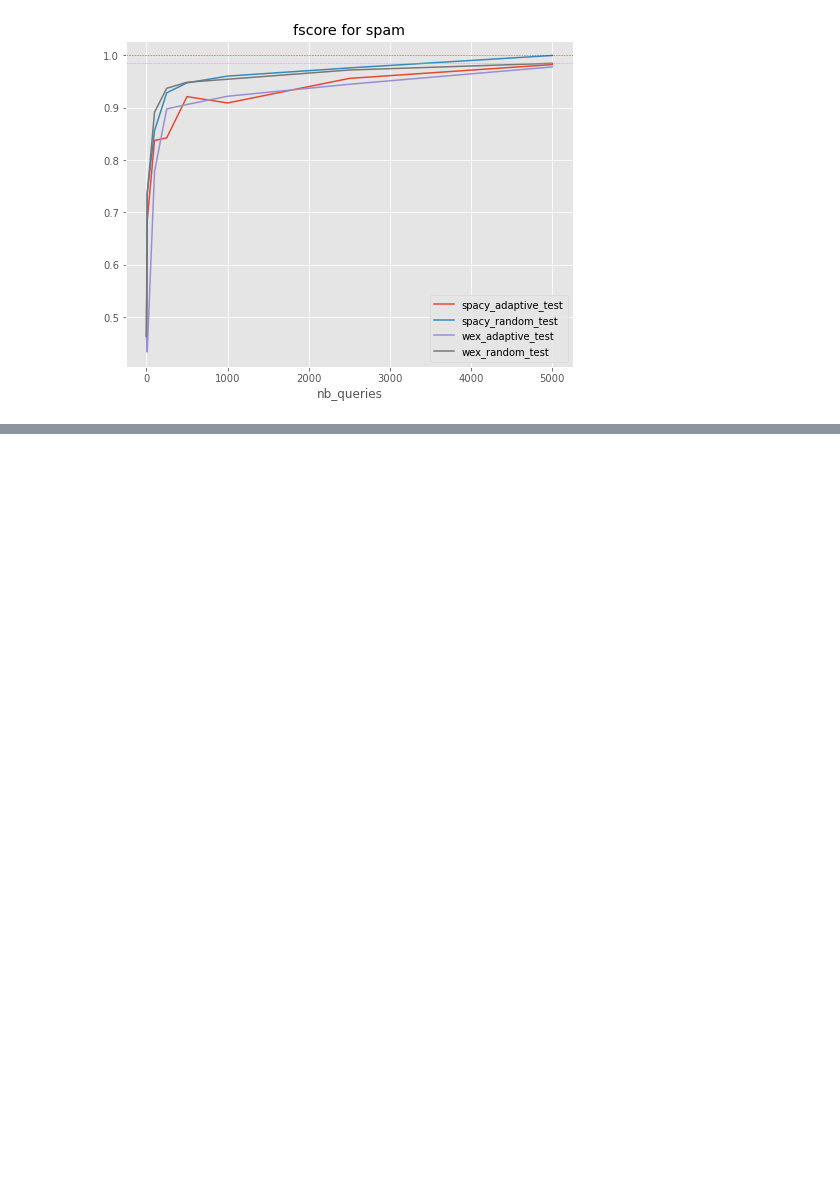
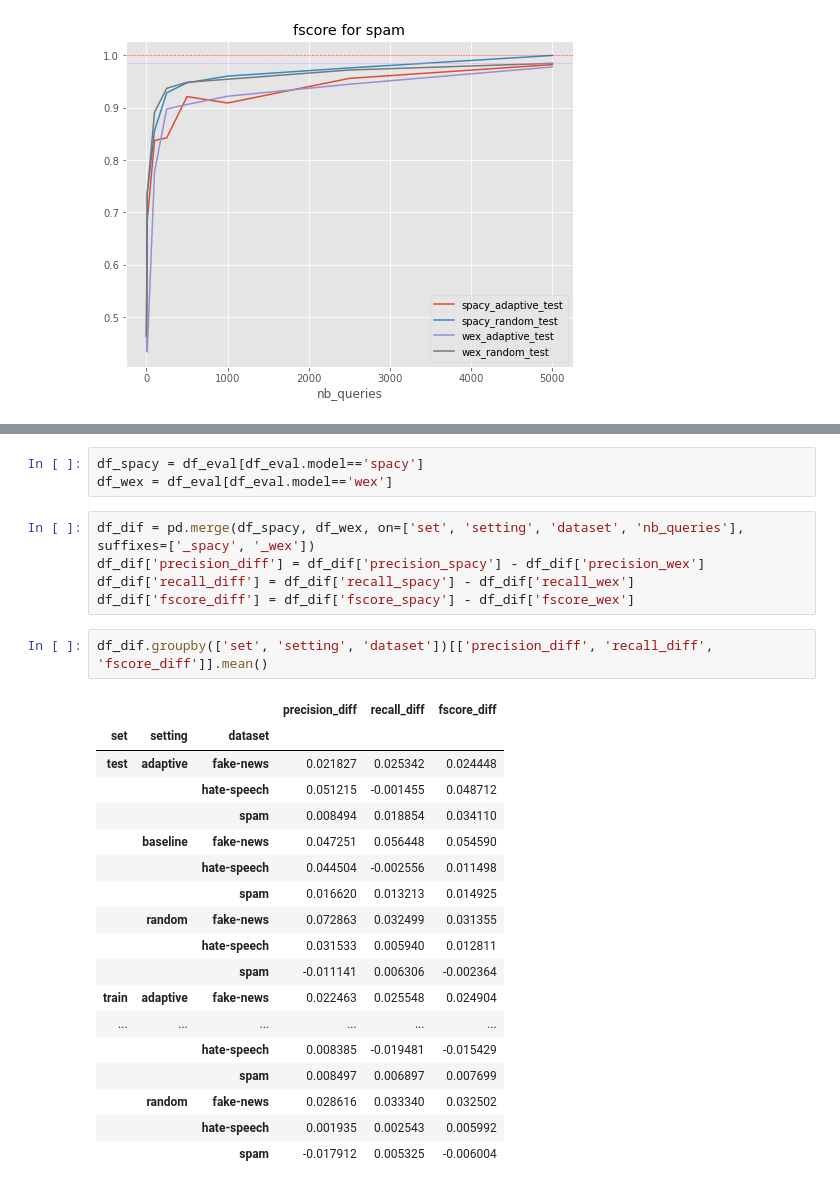
Before and after one commit to freecraver/nlp-stealing, a Jupyter notebook: eval.ipynb, the cells around one changed output, grey strips where cells are left out. Cells and saved outputs as stored; diff of their text form; blank space fills up the shorter version.

```diff
--- a/eval.ipynb
+++ b/eval.ipynb
@@ -171,0 +193,29 @@ for use_case in df_eval.dataset.unique().tolist():
+# %%
+df_spacy = df_eval[df_eval.model=='spacy']
+df_wex = df_eval[df_eval.model=='wex']
+# %%
+df_dif = pd.merge(df_spacy, df_wex, on=['set', 'setting', 'dataset', 'nb_queries'], suffixes=['_spacy', '_wex'])
+df_dif['precision_diff'] = df_dif['precision_spacy'] - df_dif['precision_wex']
+df_dif['recall_diff'] = df_dif['recall_spacy'] - df_dif['recall_wex']
+df_dif['fscore_diff'] = df_dif['fscore_spacy'] - df_dif['fscore_wex']
+# %%
+df_dif.groupby(['set', 'setting', 'dataset'])[['precision_diff', 'recall_diff', 'fscore_diff']].mean()
+# %% [output]
+|  |  |  | precision_diff | recall_diff | fscore_diff |
+| set | setting | dataset |  |  |  |
+| test | adaptive | fake-news | 0.021827 | 0.025342 | 0.024448 |
+|  |  | hate-speech | 0.051215 | -0.001455 | 0.048712 |
+|  |  | spam | 0.008494 | 0.018854 | 0.034110 |
+|  | baseline | fake-news | 0.047251 | 0.056448 | 0.054590 |
+|  |  | hate-speech | 0.044504 | -0.002556 | 0.011498 |
+|  |  | spam | 0.016620 | 0.013213 | 0.014925 |
+|  | random | fake-news | 0.072863 | 0.032499 | 0.031355 |
+|  |  | hate-speech | 0.031533 | 0.005940 | 0.012811 |
+|  |  | spam | -0.011141 | 0.006306 | -0.002364 |
+| train | adaptive | fake-news | 0.022463 | 0.025548 | 0.024904 |
+| ... | ... | ... | ... | ... | ... |
+|  |  | hate-speech | 0.008385 | -0.019481 | -0.015429 |
+|  |  | spam | 0.008497 | 0.006897 | 0.007699 |
+|  | random | fake-news | 0.028616 | 0.033340 | 0.032502 |
+|  |  | hate-speech | 0.001935 | 0.002543 | 0.005992 |
+|  |  | spam | -0.017912 | 0.005325 | -0.006004 |
```
Also changed, not shown: parts of 7 cells of this notebook.
